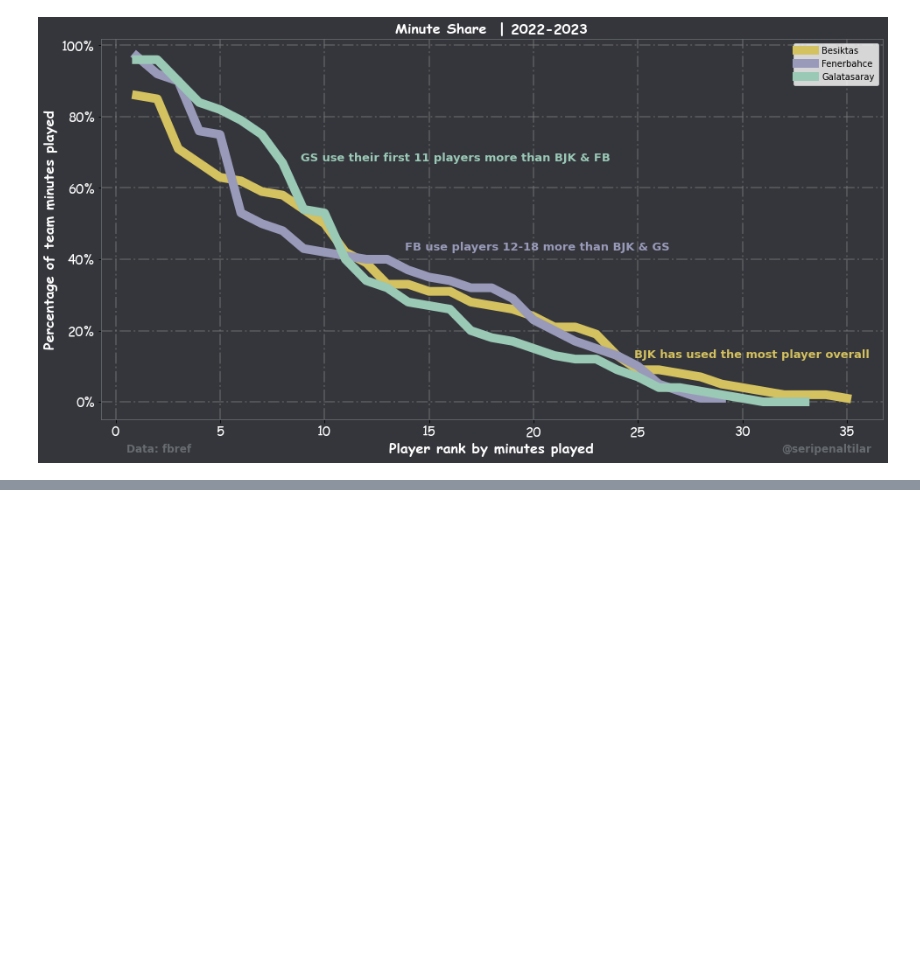
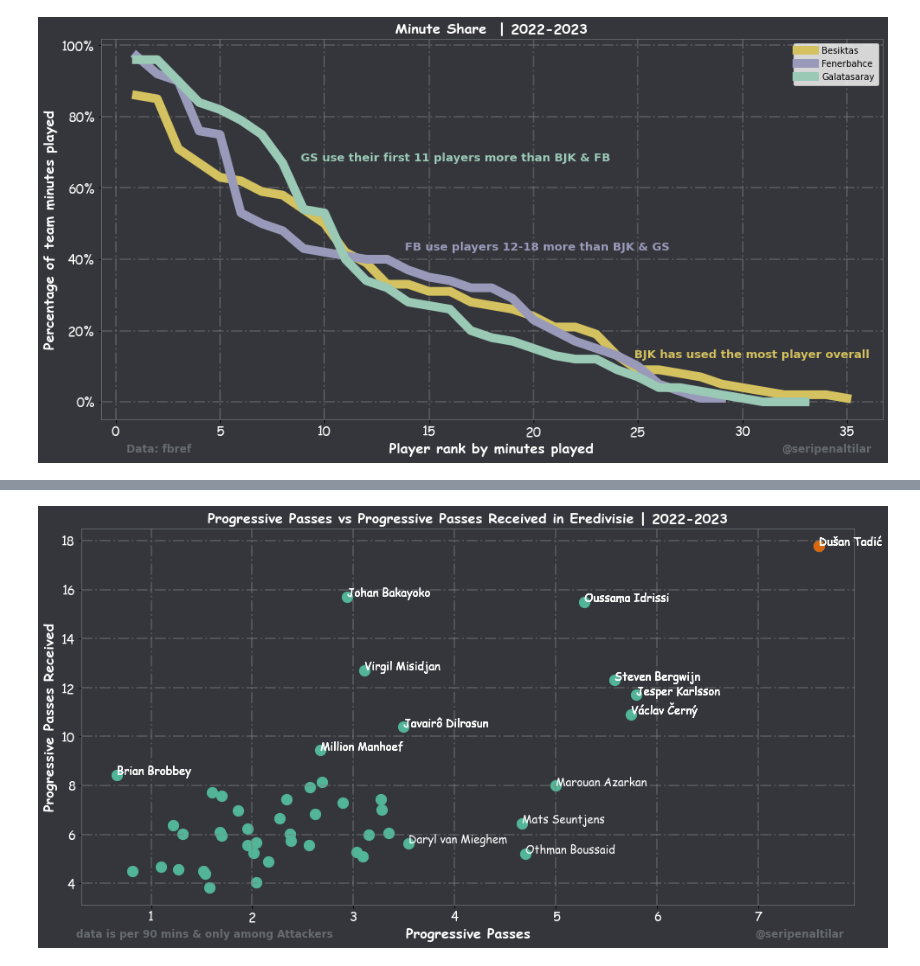
Before and after one commit to cabulut/totalfootball, a Jupyter notebook: Besiktas xG vs Goal flow chart.ipynb, the cells around one changed output, grey strips where cells are left out. Saved outputs shown, nothing was run; the diff lists cells and outputs as text; code cells hidden in the pictures; blank space fills up the shorter version.

Commit message:
tadic

```diff
--- a/Besiktas xG vs Goal flow chart.ipynb
+++ b/Besiktas xG vs Goal flow chart.ipynb
@@ -2638,0 +2565,2 @@ df[df['Player']=='Arda Güler']
+# %%
+df = pd.read_csv('tadic.csv')
@@ -2638,0 +2587,49 @@ df[df['Player']=='Arda Güler']
+# %%
+df = df[['Player','Prg. Passes','Prg. Pass Received']]
+# %%
+p = df.sort_values(by='Prg. Passes',ascending=False).head(10)['Player'].tolist()
+# %%
+p2 = df.sort_values(by='Prg. Pass Received',ascending=False).head(10)['Player'].tolist()
+# %%
+# creating scatter
+fig,ax = plt.subplots(figsize=(16,8))
+fig.patch.set_facecolor('#35363b')
+
+#colors = {'W':'#52b597','D':'#7f7ab8', 'L':'#da660e'}
+
+ax.scatter(df['Prg. Passes'],df['Prg. Pass Received'],s=150,c='#52b597')
+ax.scatter(df[df['Player']=='Dušan Tadić']['Prg. Passes'],df[df['Player']=='Dušan Tadić']['Prg. Pass Received'],s=150,c='#da660e')
+
+ax.set_facecolor(color='#35363b')
+ax.spines[['left','bottom','right','top']].set_color('#676c70')
+ax.grid(b = True, color ='grey',
+            linestyle ='-.', linewidth = 2,
+            alpha = 0.4)
+
+font = {'family': 'Comic Sans MS',
+       'color': 'white',
+       'weight': 'bold',
+       'size': 16
+       }
+
+p = p + p2
+
+for x in p:
+    ax.annotate(x,(df[df['Player']==x]['Prg. Passes'],
+                   df[df['Player']==x]['Prg. Pass Received']),c='white',size=13,family='Comic Sans MS')
+
+
+ax.set_xlabel('Progressive Passes', fontdict=font)
+ax.set_ylabel('Progressive Passes Received', fontdict=font)
+plt.xticks(fontsize=15,c='white',family='Comic Sans MS')
+plt.yticks(fontsize=15,c='white',family='Comic Sans MS')
+
+
+plt.title("Progressive Passes vs Progressive Passes Received in Eredivisie | 2022-2023",fontdict=font)
+plt.figtext(0.80,0.06,"@seripenaltilar",fontsize=12,fontweight='bold',color='#676c70')
+plt.figtext(0.12,0.06,"data is per 90 mins & only among Attackers",fontsize=12,fontweight='bold',color='#676c70')
+
+
+plt.show()
+# %% [output]
+[figure, added]
```
Also changed, not shown: parts of 25 cells of this notebook, 1 other file.
